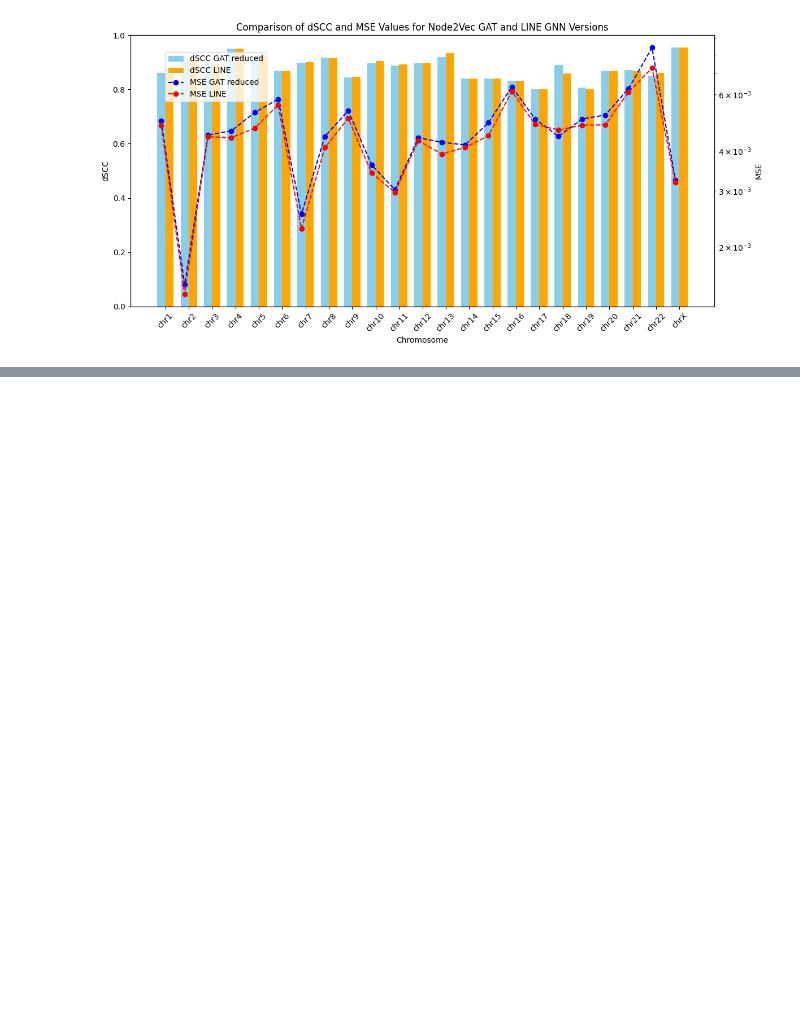
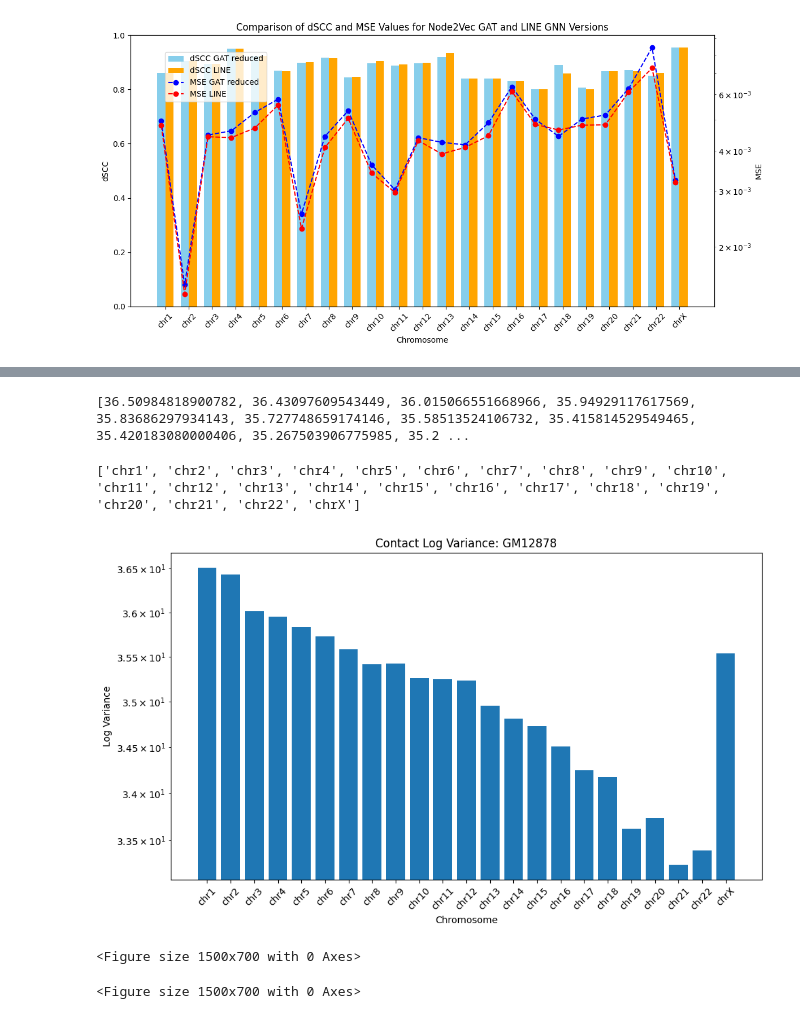
Before and after one commit to beyzoskaya/HiC-GNN, a Jupyter notebook: visualize.ipynb, the cells around one changed output, grey strips where cells are left out. Drawn from its saved outputs; the diff is of its cells as text; code cells hidden in the pictures; blank space fills up the shorter version.

```diff
--- a/visualize.ipynb
+++ b/visualize.ipynb
@@ -988,0 +1034,17 @@ plt.show()
+# %%
+base_folder = 'Hi-C_dataset/GM12878/500kb'
+
+chromosome_log_variances = {}
+
+for filename in os.listdir(base_folder):
+    print(filename)
+    if filename.endswith(".txt") :
+        chrom_name = filename.split('_')[0]  # Assuming filenames are like 'chr1_1mb_RAWobserved.txt', 'chr2_1mb_RAWobserved.txt', etc.
+        contact_map_path = os.path.join(base_folder, filename)
+        contact_map = np.loadtxt(contact_map_path)
+
+        contact_variance = np.var(contact_map)
+
+        log_variance = np.log(contact_variance)
+
+        chromosome_log_variances[chrom_name] = log_variance
@@ -988,0 +1069,31 @@ plt.show()
+# %%
+def sort_key(chrom):
+    if chrom == 'chrX':
+        return float('inf')
+    return int(chrom[3:])
+# %%
+sorted_chromosomes = sorted(chromosome_log_variances.keys(), key=sort_key)
+sorted_log_variances = [chromosome_log_variances[chrom] for chrom in sorted_chromosomes]
+# %%
+print(sorted_log_variances)
+# %% [output]
+[36.50984818900782, 36.43097609543449, 36.015066551668966, 35.94929117617569, 35.83686297934143, 35.727748659174146, 35.58513524106732, 35.415814529549465, 35.420183080000406, 35.267503906775985, 35.2 ...
+# %%
+print(sorted_chromosomes)
+# %% [output]
+['chr1', 'chr2', 'chr3', 'chr4', 'chr5', 'chr6', 'chr7', 'chr8', 'chr9', 'chr10', 'chr11', 'chr12', 'chr13', 'chr14', 'chr15', 'chr16', 'chr17', 'chr18', 'chr19', 'chr20', 'chr21', 'chr22', 'chrX']
+# %%
+plt.figure(figsize=(10, 6))
+plt.bar(sorted_chromosomes, sorted_log_variances)
+plt.xlabel('Chromosome')
+plt.ylabel('Log Variance')
+plt.title('Contact Log Variance: GM12878')
+plt.yscale('log')
+plt.xticks(rotation=45)
+plt.tight_layout()
+
+#plt.savefig('contact_log_variance_GM12878_1mb.png')
+
+plt.show()
+# %% [output]
+[figure, added]
@@ -988,0 +1152,12 @@ plt.show()
+# %%
+chromosomes = sorted(gnn_dSCC.keys(), key=lambda x: int(x[3:]) if x[3:].isdigit() else float('inf'))
+
+gnn_values = [gnn_dSCC[chromosome] for chromosome in chromosomes]
+gat_values = [gat_dSCC[chromosome] for chromosome in chromosomes]
+
+x = np.arange(len(chromosomes))
+width = 0.25
+plt.figure(figsize=(15, 7))
+# %% [output]
+<Figure size 1500x700 with 0 Axes>
+<Figure size 1500x700 with 0 Axes>
```
Also changed, not shown: parts of 35 cells of this notebook.
